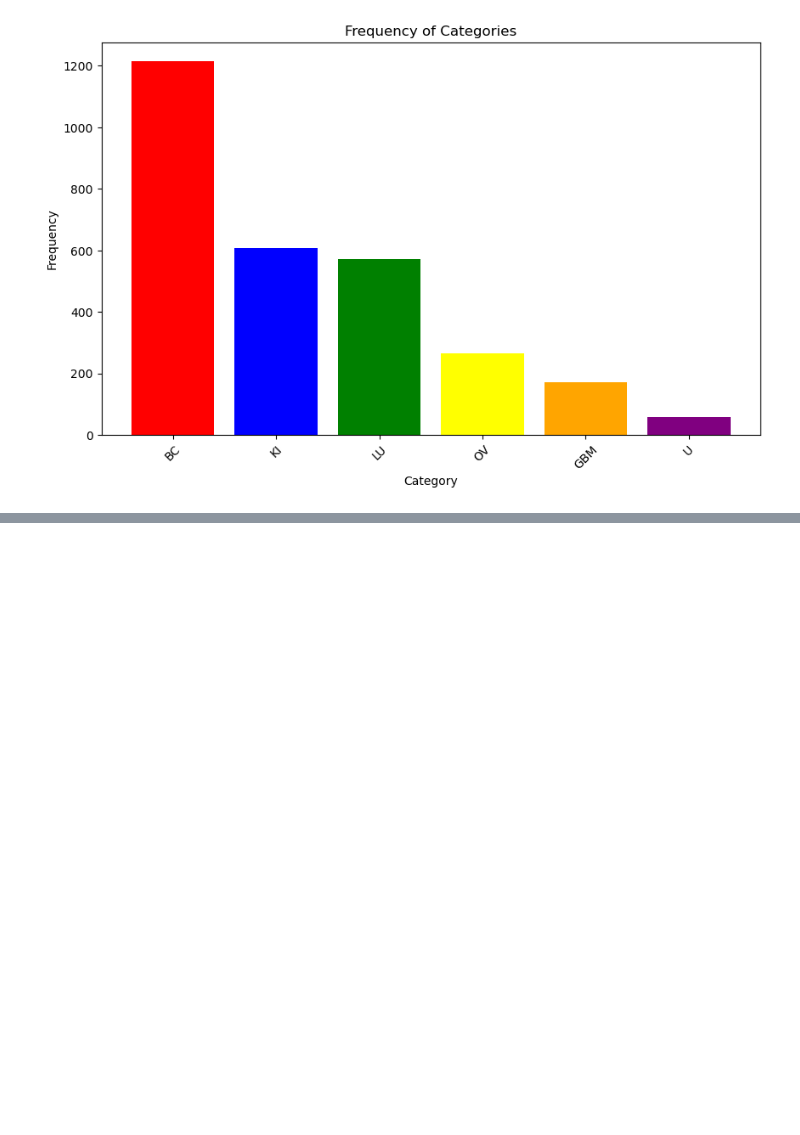
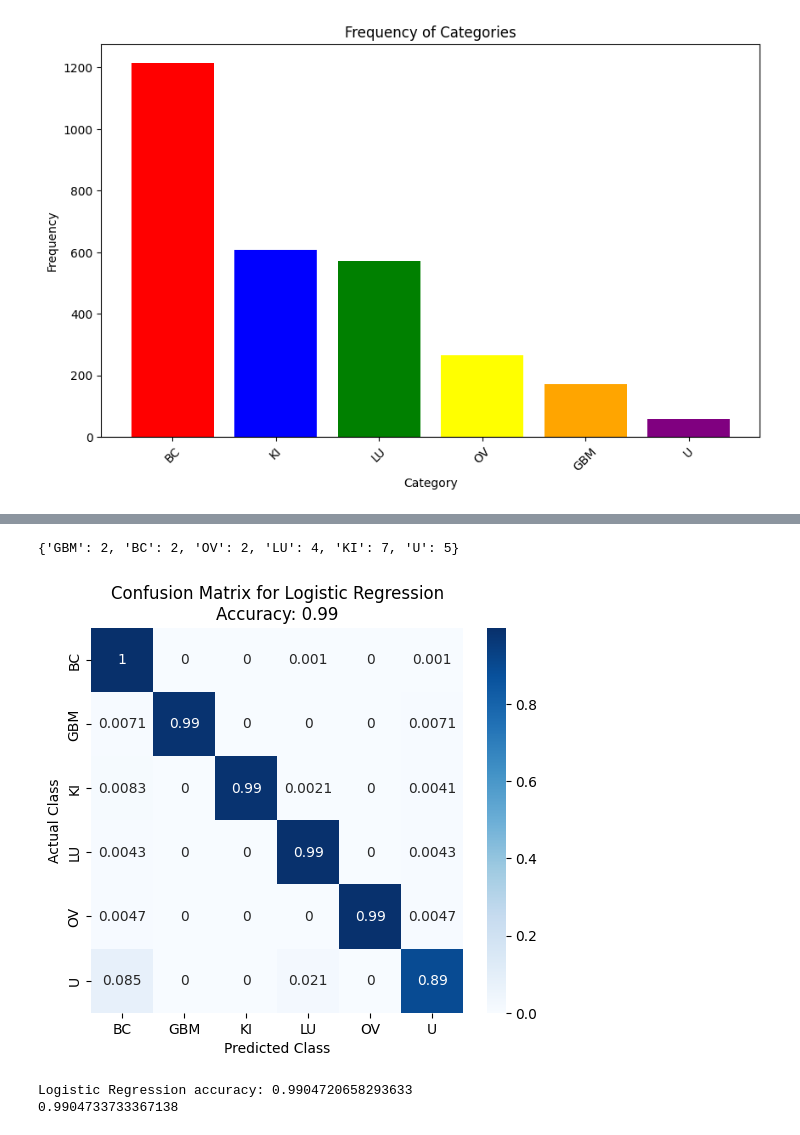
Before and after one commit to FelixJons/mve411-big-data-stats, a Jupyter notebook: assignment-1/per_class_notebook.ipynb, the cells around one changed output, grey strips where cells are left out. Cells and saved outputs as stored; diff of their text form; code cells hidden in the pictures; blank space fills up the shorter version.

```diff
--- a/assignment-1/per_class_notebook.ipynb
+++ b/assignment-1/per_class_notebook.ipynb
@@ -104,0 +112,28 @@ Logistic Regression accuracy: 0.9930795847750865
+# %%
+clf = classifiers["KNN"]
+
+cv_scores = cross_val_score(clf, X_train, y_train, cv=kf)
+clf.fit(X_train, y_train)
+y_pred = clf.predict(X_train)
+accuracy = accuracy_score(y_train, y_pred)
+cm = confusion_matrix(y_train, y_pred, normalize="true")
+dict = {'GBM': 0, 'BC': 0, 'OV': 0, 'LU': 0, 'KI': 0, 'U': 0}
+class_labels = sorted(set(y_train))
+for i in range(len(y_train)):
+    if y_train.iloc[i] != y_pred[i]:
+        dict[y_train.iloc[i]] += 1
+print(dict)
+plt.figure(figsize=(6, 5))
+sns.heatmap(cm, annot=True, cmap="Blues", xticklabels=class_labels, yticklabels=class_labels)
+plt.title(f'Confusion Matrix for Logistic Regression\nAccuracy: {accuracy:.2f}')
+plt.ylabel('Actual Class')
+plt.xlabel('Predicted Class')
+plt.show()
+
+print(f"Logistic Regression accuracy: {accuracy}")
+print(np.mean(cv_scores))
+# %% [output]
+{'GBM': 2, 'BC': 2, 'OV': 2, 'LU': 4, 'KI': 7, 'U': 5}
+[figure, added]
+Logistic Regression accuracy: 0.9904720658293633
+0.9904733733367138
```
Also changed, not shown: parts of 3 cells of this notebook.
